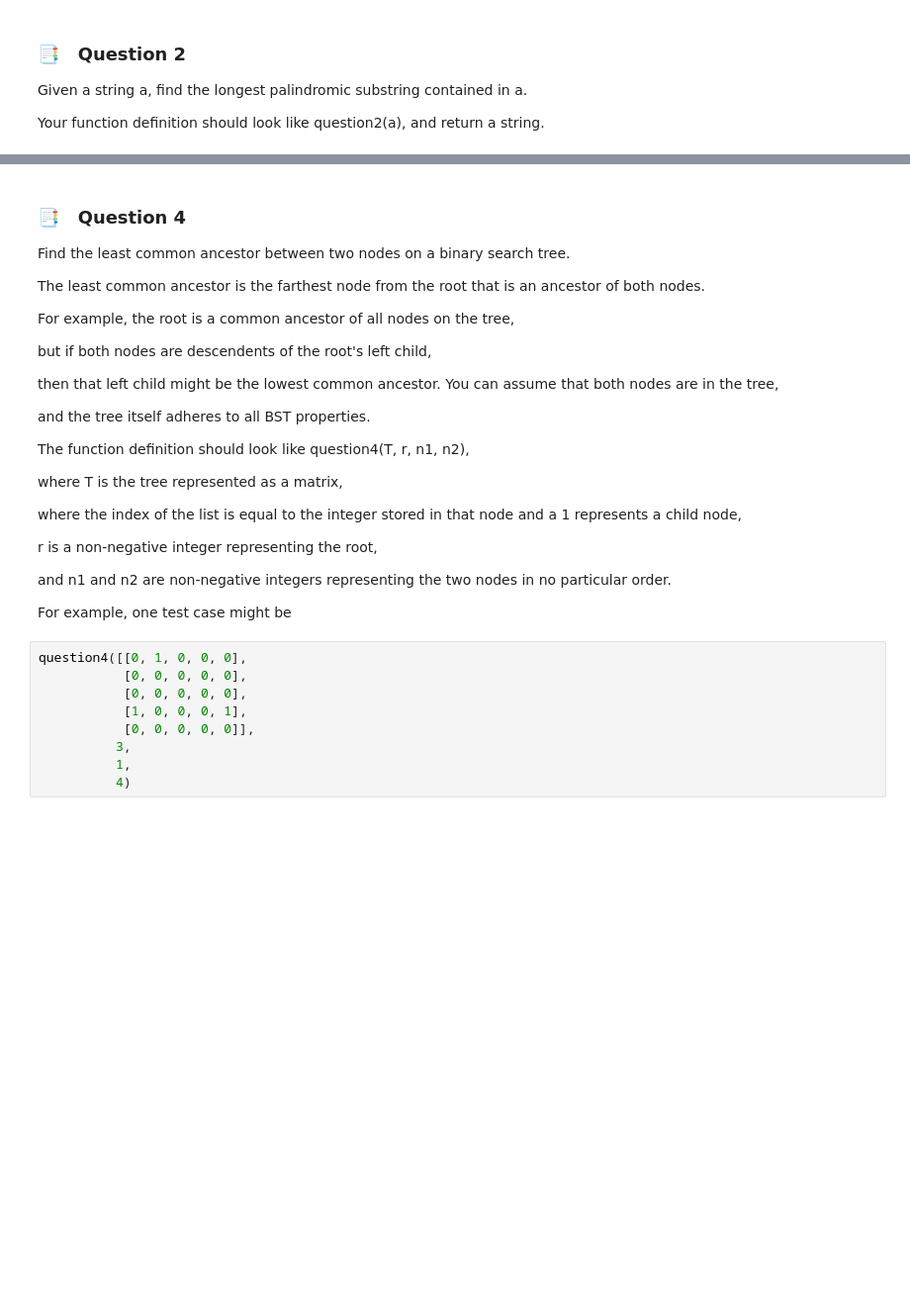
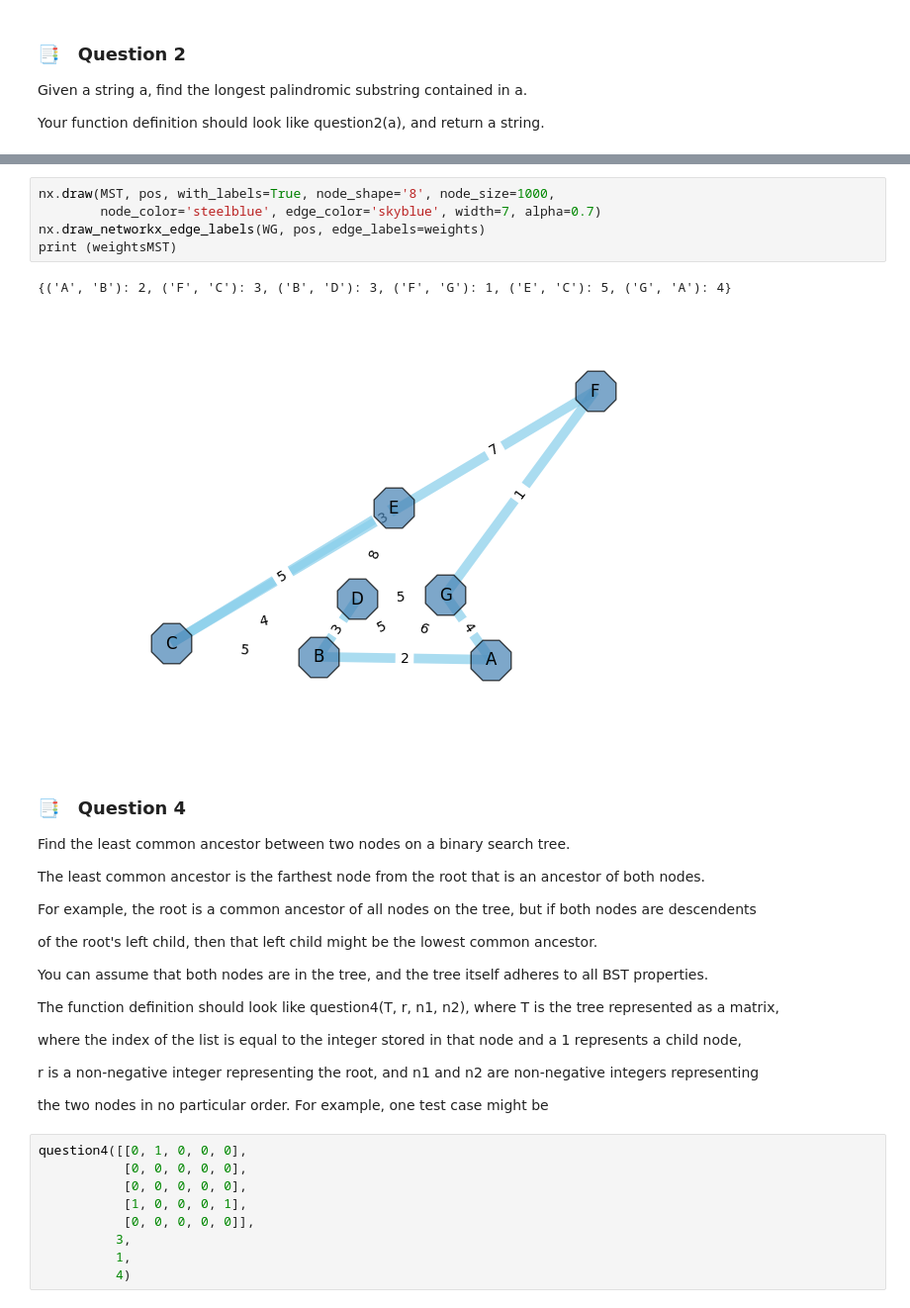
Before and after one commit to OlgaBelitskaya/resume-builder, a Jupyter notebook: Udacity_Technical_Interview_Practice_Project.ipynb, the cells around one changed output, grey strips where cells are left out. Shown: that part at 99% size. Saved outputs shown, nothing was run; the diff lists cells and outputs as text; blank space fills up the shorter version.

```diff
--- a/Udacity_Technical_Interview_Practice_Project.ipynb
+++ b/Udacity_Technical_Interview_Practice_Project.ipynb
@@ -49,28 +210,30 @@ def question3(G):
+# %%
+nx.draw(MST, pos, with_labels=True, node_shape='8', node_size=1000,
+        node_color='steelblue', edge_color='skyblue', width=7, alpha=0.7)
+nx.draw_networkx_edge_labels(WG, pos, edge_labels=weights)
+print (weightsMST)
+# %% [output]
+{('A', 'B'): 2, ('F', 'C'): 3, ('B', 'D'): 3, ('F', 'G'): 1, ('E', 'C'): 5, ('G', 'A'): 4}
+[figure, added]
 # %% [markdown]
 ###  &#x1F4D1; &nbsp; Question 4
 Find the least common ancestor between two nodes on a binary search tree.
 
 The least common ancestor is the farthest node from the root that is an ancestor of both nodes.
 
-For example, the root is a common ancestor of all nodes on the tree,
+For example, the root is a common ancestor of all nodes on the tree, but if both nodes are descendents
 
-but if both nodes are descendents of the root's left child,
+of the root's left child, then that left child might be the lowest common ancestor.
 
-then that left child might be the lowest common ancestor. You can assume that both nodes are in the tree,
+You can assume that both nodes are in the tree, and the tree itself adheres to all BST properties.
 
-and the tree itself adheres to all BST properties.
-
-The function definition should look like question4(T, r, n1, n2),
-
-where T is the tree represented as a matrix,
+The function definition should look like question4(T, r, n1, n2), where T is the tree represented as a matrix,
 
 where the index of the list is equal to the integer stored in that node and a 1 represents a child node,
 
-r is a non-negative integer representing the root,
+r is a non-negative integer representing the root, and n1 and n2 are non-negative integers representing
 
-and n1 and n2 are non-negative integers representing the two nodes in no particular order.
-
-For example, one test case might be
+the two nodes in no particular order. For example, one test case might be
 # %%
 question4([[0, 1, 0, 0, 0],
            [0, 0, 0, 0, 0],
```
Also changed, not shown: parts of 24 cells of this notebook, 3 other files.
